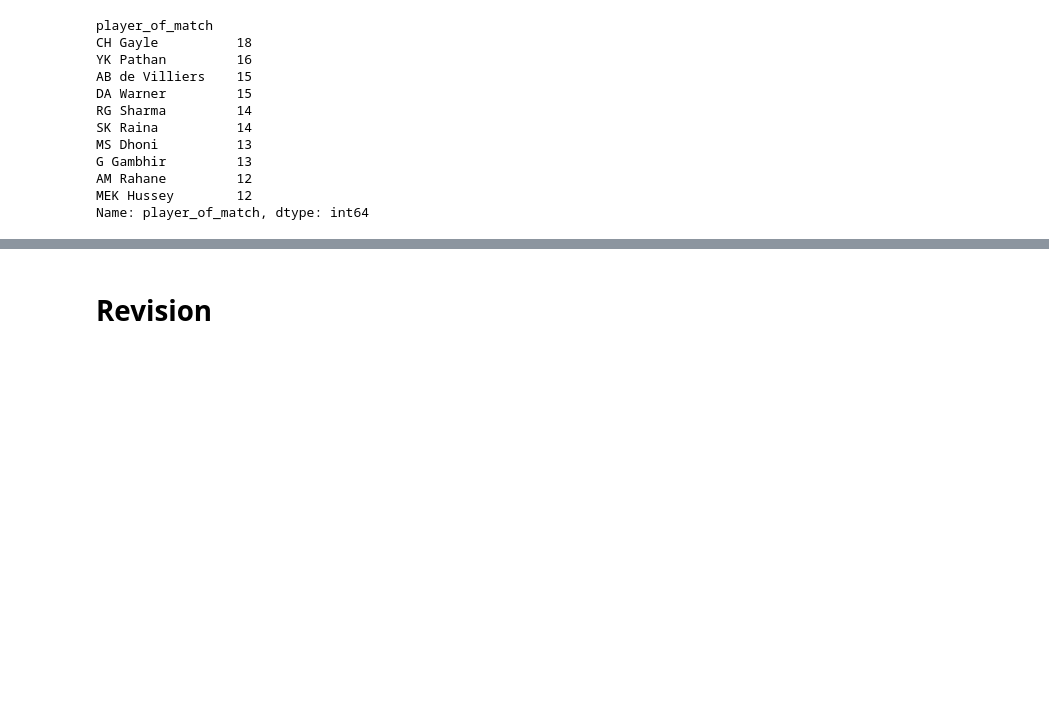
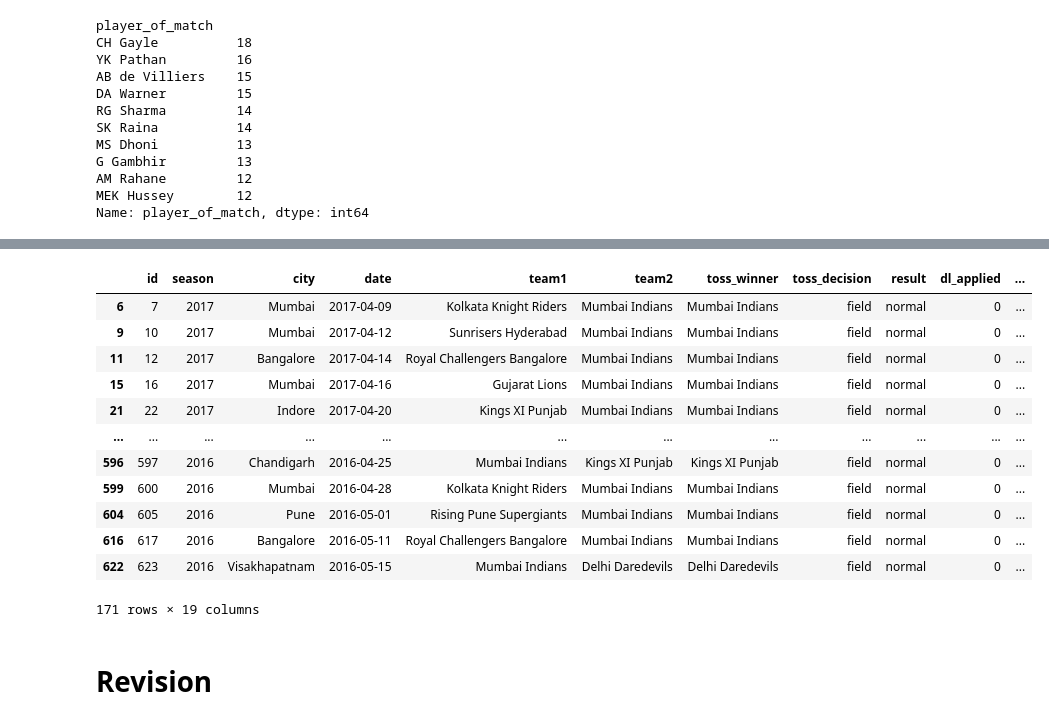
Before and after one commit to omyadav-ml/Daily-Learning, a Jupyter notebook: Python Notebook/Pandas/pandas.ipynb, the cells around one changed output, grey strips where cells are left out. Cells and saved outputs as stored; diff of their text form; code cells hidden in the pictures; blank space fills up the shorter version.

```diff
--- a/Python Notebook/Pandas/pandas.ipynb
+++ b/Python Notebook/Pandas/pandas.ipynb
@@ -455,3 +526,19 @@ Name: player_of_match, dtype: int64
+# %%
+data[data["winner"].isin(["Mumbai Indians","Chennai Super Kings"])]
+# %% [output]
+|  | id | season | city | date | team1 | team2 | toss_winner | toss_decision | result | dl_applied | ... |
+| 6 | 7 | 2017 | Mumbai | 2017-04-09 | Kolkata Knight Riders | Mumbai Indians | Mumbai Indians | field | normal | 0 | ... |
+| 9 | 10 | 2017 | Mumbai | 2017-04-12 | Sunrisers Hyderabad | Mumbai Indians | Mumbai Indians | field | normal | 0 | ... |
+| 11 | 12 | 2017 | Bangalore | 2017-04-14 | Royal Challengers Bangalore | Mumbai Indians | Mumbai Indians | field | normal | 0 | ... |
+| 15 | 16 | 2017 | Mumbai | 2017-04-16 | Gujarat Lions | Mumbai Indians | Mumbai Indians | field | normal | 0 | ... |
+| 21 | 22 | 2017 | Indore | 2017-04-20 | Kings XI Punjab | Mumbai Indians | Mumbai Indians | field | normal | 0 | ... |
+| ... | ... | ... | ... | ... | ... | ... | ... | ... | ... | ... | ... |
+| 596 | 597 | 2016 | Chandigarh | 2016-04-25 | Mumbai Indians | Kings XI Punjab | Kings XI Punjab | field | normal | 0 | ... |
+| 599 | 600 | 2016 | Mumbai | 2016-04-28 | Kolkata Knight Riders | Mumbai Indians | Mumbai Indians | field | normal | 0 | ... |
+| 604 | 605 | 2016 | Pune | 2016-05-01 | Rising Pune Supergiants | Mumbai Indians | Mumbai Indians | field | normal | 0 | ... |
+| 616 | 617 | 2016 | Bangalore | 2016-05-11 | Royal Challengers Bangalore | Mumbai Indians | Mumbai Indians | field | normal | 0 | ... |
+| 622 | 623 | 2016 | Visakhapatnam | 2016-05-15 | Mumbai Indians | Delhi Daredevils | Delhi Daredevils | field | normal | 0 | ... |
+171 rows × 19 columns
 # %% [markdown]
 # Revision
 # %%
```
Also changed, not shown: parts of 7 cells of this notebook.
